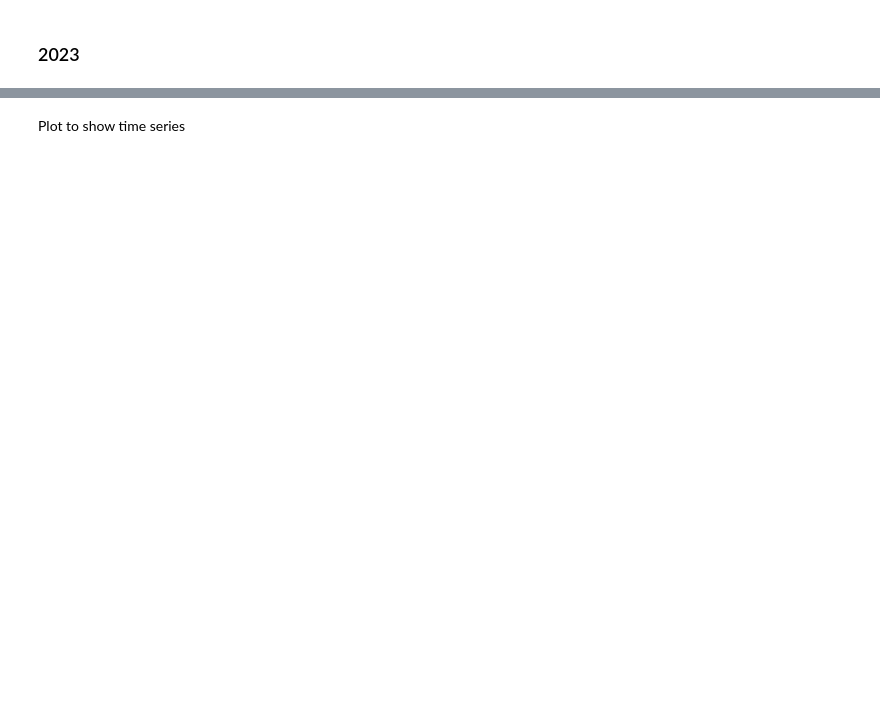
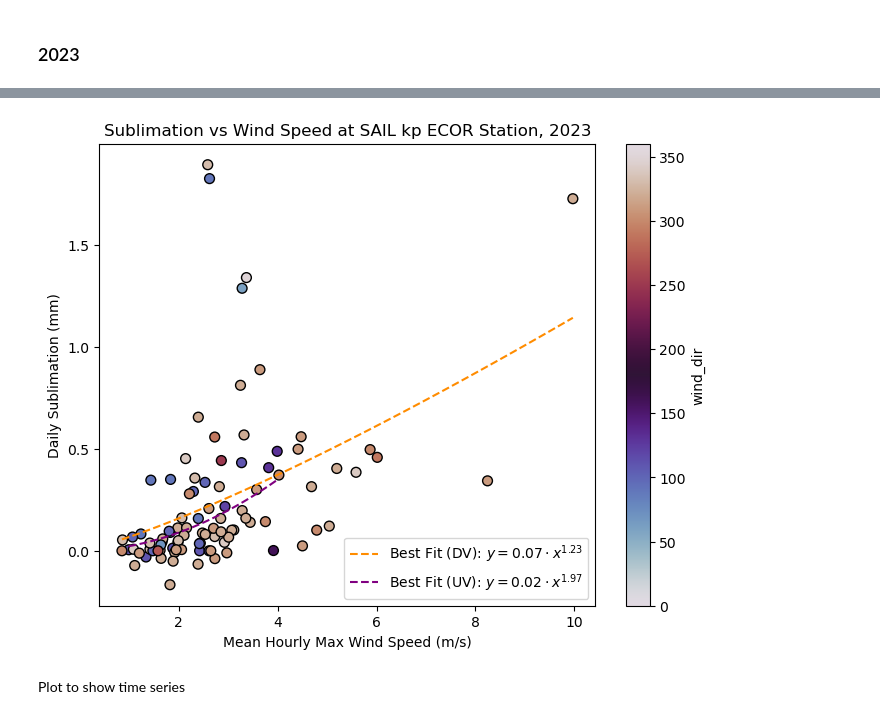
Before and after one commit to dlhogan97/Synoptic-Sublimation, a Jupyter notebook: 02_analysis/data_exploration/03_winter_21_23_SAIL_wind_events.ipynb, the cells around one changed output, grey strips where cells are left out. Drawn from its saved outputs; the diff is of its cells as text; code cells hidden in the pictures; blank space fills up the shorter version.

Commit message:
updates to SAIL and SPLASH data

```diff
--- a/02_analysis/data_exploration/03_winter_21_23_SAIL_wind_events.ipynb
+++ b/02_analysis/data_exploration/03_winter_21_23_SAIL_wind_events.ipynb
@@ -1554,0 +1565,95 @@ df_test.to_csv('../../01_data/processed_data/sail_processed/w23_sail_met_kp_qc_s
+# %%
+# create a function to get the mode of a series
+w23_sail_1day = df_test.resample('1D').agg({wspd_var:'mean', precip_var:'sum', 'sublimation':'sum'}).dropna(how='any')
+
+df2 = df_test[wdir_var].dropna().groupby(pd.Grouper(freq='1D')).apply(get_mode)
+w23_sail_1day[wdir_var] = df2
+
+# filter out days with no precip_rate
+w23_sail_1day_filtered = w23_sail_1day[w23_sail_1day['precip_rate']>0]
+w23_sail_1day_noprecip = w23_sail_1day[w23_sail_1day['precip_rate']==0]
+
+# downvalley
+down_valley_filter_sublimation_1D = w23_sail_1day_filtered[(w23_sail_1day_filtered[wdir_var]>225) | (w23_sail_1day_filtered[wdir_var]<90)]
+
+# upvalley
+up_valley_filter_sublimation_1D = w23_sail_1day_filtered[(w23_sail_1day_filtered[wdir_var]<225) & (w23_sail_1day_filtered[wdir_var]>90)]
+# %%
+fig, ax = plt.subplots(figsize=(8,6))
+w23_sail_1day_filtered.plot.scatter(x=wspd_var,
+                             y='sublimation',
+                             c=wdir_var,
+                             cmap='twilight',
+                             vmin=0, vmax=360,
+                             ax=ax,
+                            #  marker='+',
+                             s=50,
+                            #  s='precip_rate',
+                             ec='k',
+                             label='',
+                             )
+
+def power_law_func(x, a, b):
+    return a * np.power(x, b)
+
+x = down_valley_filter_sublimation_1D[wspd_var].values
+y = down_valley_filter_sublimation_1D['sublimation'].values
+# Fit the power law function to the absolute values of the data
+popt, pcov = curve_fit(power_law_func, x, np.abs(y))
+
+# Get the optimal parameters
+a, b = popt
+
+# Generate the best fit line
+x_fit = np.linspace(min(x), max(x), 100)
+y_fit = power_law_func(x_fit, a, b,)
+
+# Reapply the sign of the original y values to the fitted values
+y_fit_with_sign = np.sign(y) * power_law_func(x, a, b)
+
+# Plot the data and the best fit line
+ax.plot(x_fit, y_fit, color='darkorange',ls='--', label='Best Fit (DV): $y = {:.2f} \cdot x^{{{:.2f}}}$'.format(a, b))
+# Calculate RMSE, MAE, and R^2
+rmse = np.sqrt(mean_squared_error(y, y_fit_with_sign))
+mae = mean_absolute_error(y, y_fit_with_sign)
+r2 = r2_score(y, y_fit_with_sign)
+# Print the parameters and error metrics
+print(f'Optimal parameters: a = {a}, b = {b}')
+print(f'RMSE: {rmse}')
+print(f'MAE: {mae}')
+print(f'R^2: {r2}')
+
+
+x = up_valley_filter_sublimation_1D[wspd_var].values
+y = up_valley_filter_sublimation_1D['sublimation'].values
+# Fit the power law function to the absolute values of the data
+popt, pcov = curve_fit(power_law_func, x, np.abs(y), p0=[1,2])
+
+# Get the optimal parameters
+a, b = popt
+
+# Reapply the sign of the original y values to the fitted values
+y_fit_with_sign = np.sign(y) * power_law_func(x, a, b)
+# Generate the best fit line
+x_fit = np.linspace(min(x), max(x), 100)
+y_fit = power_law_func(x_fit, a, b)
+# Plot the data and the best fit line
+ax.plot(x_fit, y_fit, color='purple',ls='--', label='Best Fit (UV): $y = {:.2f} \cdot x^{{{:.2f}}}$'.format(a, b))
+# Calculate RMSE, MAE, and R^2
+rmse = np.sqrt(mean_squared_error(y, y_fit_with_sign))
+mae = mean_absolute_error(y, y_fit_with_sign)
+r2 = r2_score(y, y_fit_with_sign)
+# Print the parameters and error metrics
+print(f'Optimal parameters: a = {a}, b = {b}')
+print(f'RMSE: {rmse}')
+print(f'MAE: {mae}')
+print(f'R^2: {r2}')
+
+
+ax.legend()
+ax.set_xlabel('Mean Hourly Max Wind Speed (m/s)')
+ax.set_ylabel('Daily Sublimation (mm)')
+ax.set_title(f'Sublimation vs Wind Speed at SAIL {location} ECOR Station, 2023')
+# ax.set_xlim(1.5,10)
+# ax.set_ylim(-0.2,1)
+# %% [output]
@@ -1555,3 +1669,4 @@ df_test.to_csv('../../01_data/processed_data/sail_processed/w23_sail_met_kp_qc_s
+[figure, added]
 # %% [markdown]
 Plot to show time series
 # %%
```
Also changed, not shown: parts of 6 cells of this notebook, 3 other files.
